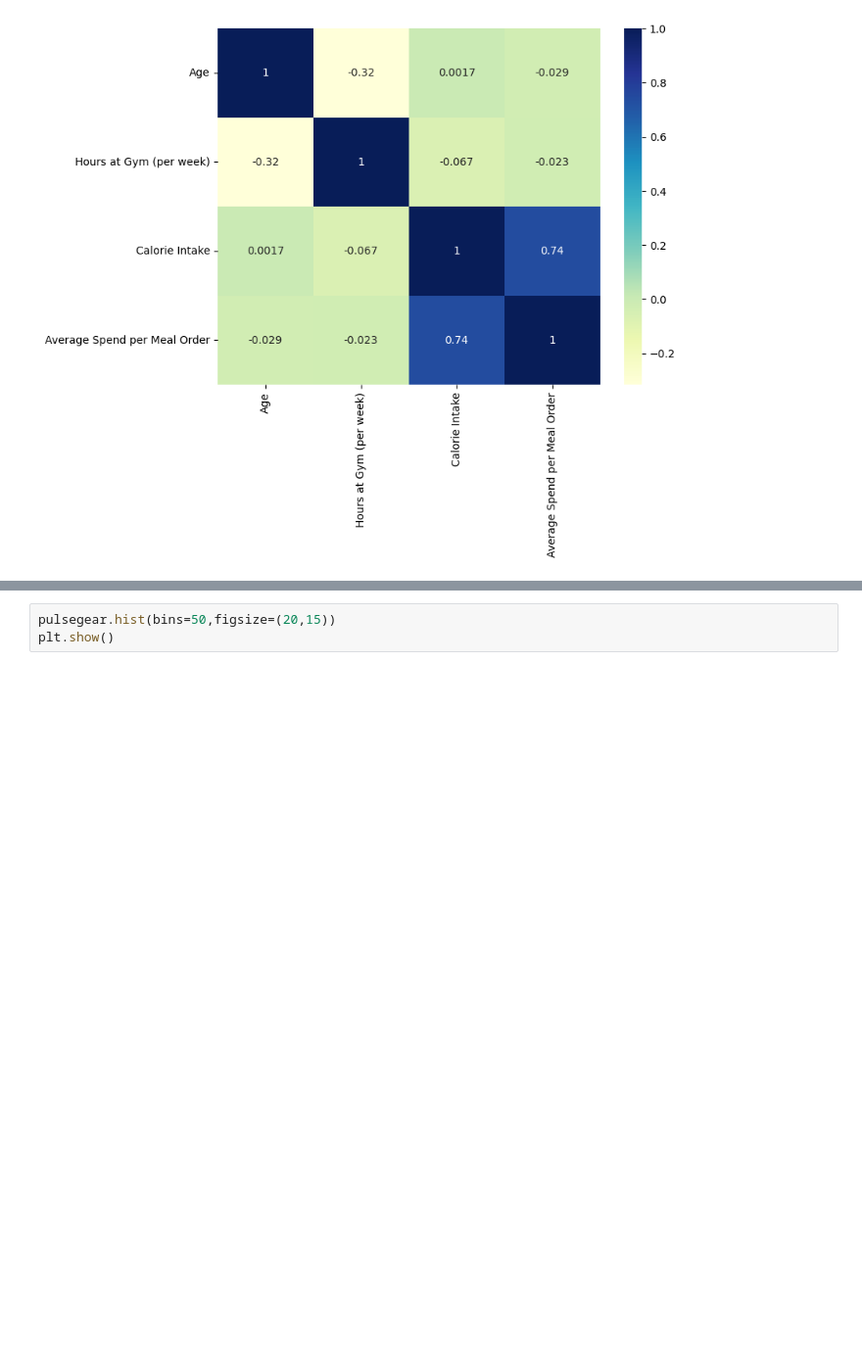
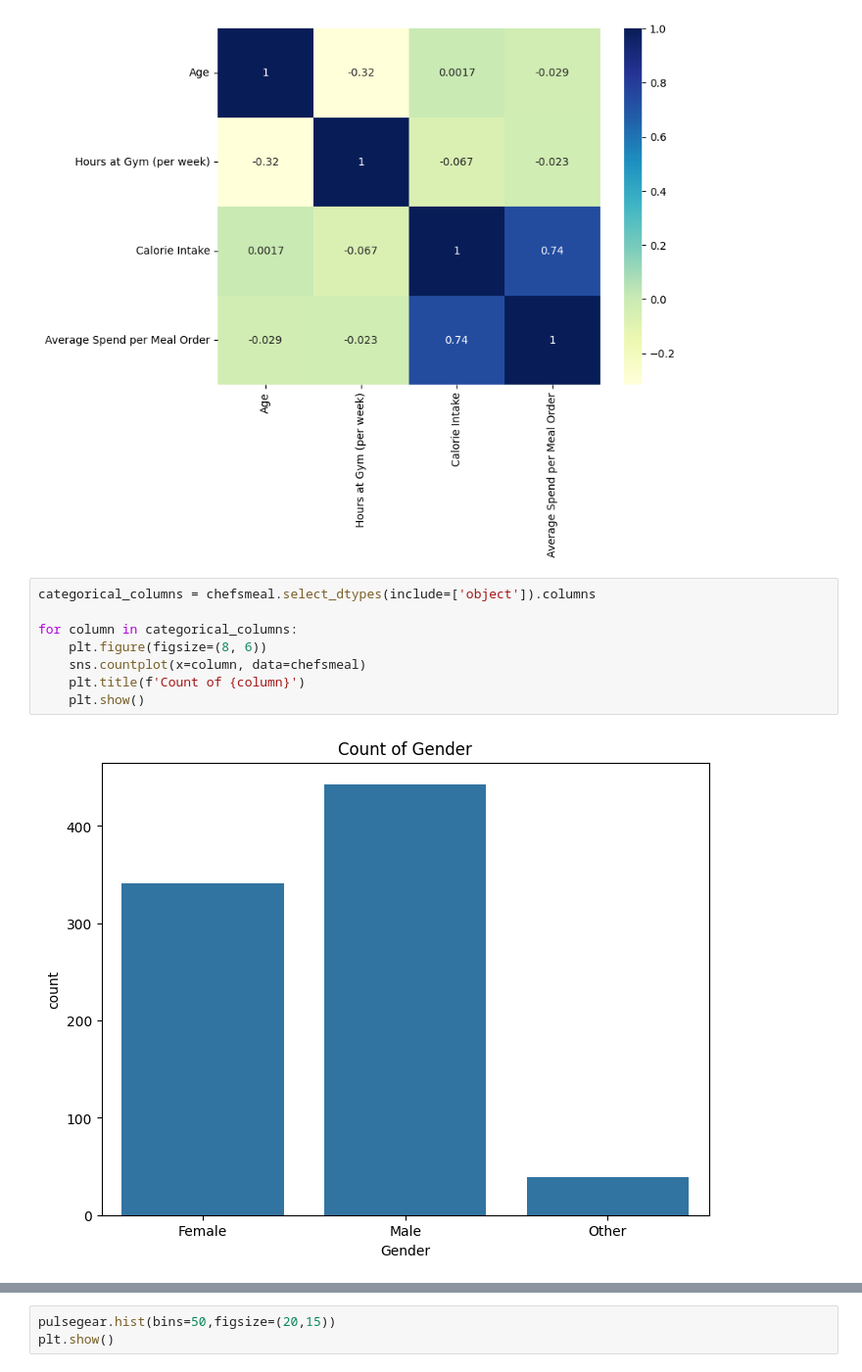
Before and after one commit to svnxxa/BOLT-First-Byte-Datathon, a Jupyter notebook: EDA.ipynb, the cells around one changed output, grey strips where cells are left out. Shown at 98% size. Cells and saved outputs as stored; diff of their text form; blank space fills up the shorter version.

```diff
--- a/EDA.ipynb
+++ b/EDA.ipynb
@@ -342,3 +356,13 @@ plt.show
 # %% [output]
 <function matplotlib.pyplot.show(close=None, block=None)>
 [figure]
+# %%
+categorical_columns = chefsmeal.select_dtypes(include=['object']).columns
+
+for column in categorical_columns:
+    plt.figure(figsize=(8, 6))
+    sns.countplot(x=column, data=chefsmeal)
+    plt.title(f'Count of {column}')
+    plt.show()
+# %% [output]
+[figure, added]
```
Also changed, not shown: parts of 15 cells of this notebook.
